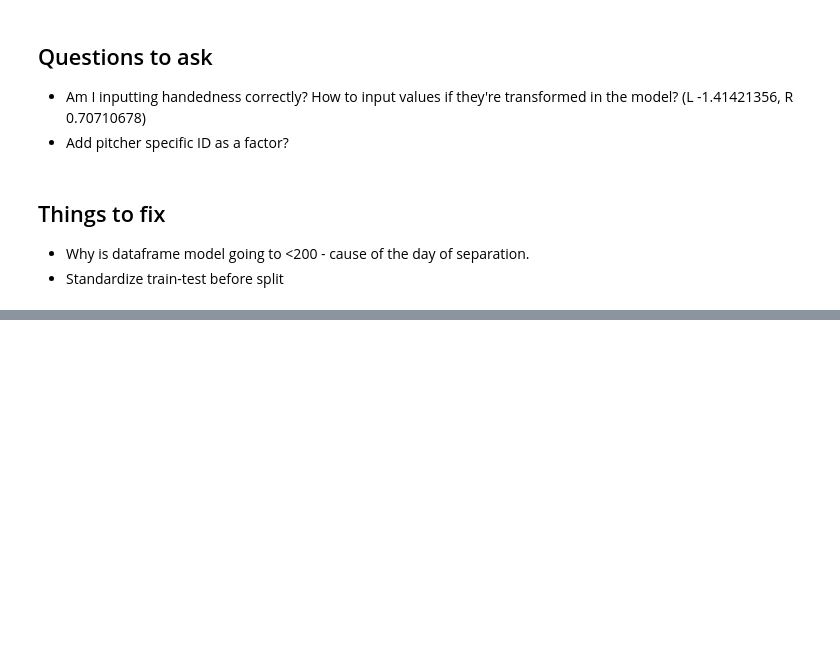
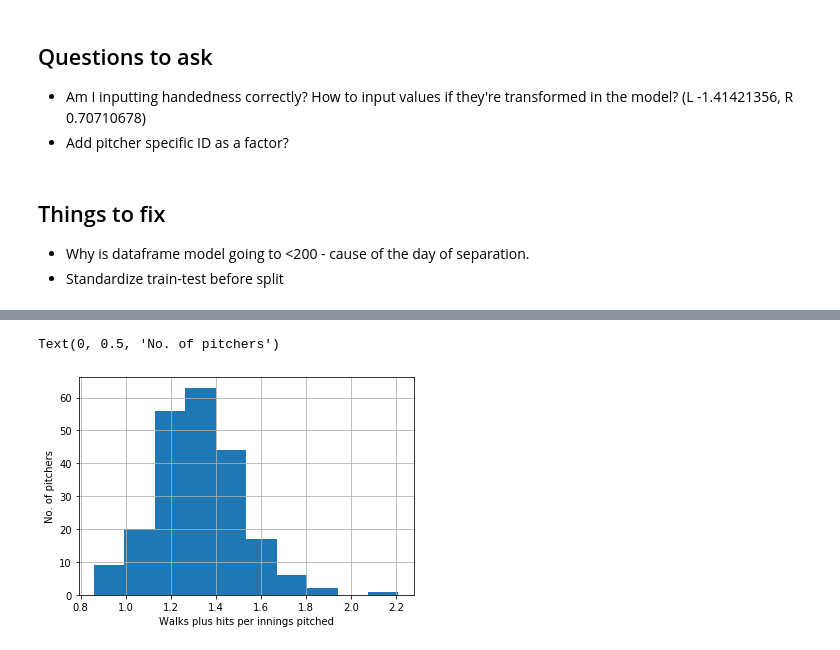
Before and after one commit to benslack19/baseball_player_selector, a Jupyter notebook: daily_fantasy_baseball_predictor_v3_simple.ipynb, the cells around one changed output, grey strips where cells are left out. Drawn from its saved outputs; the diff is of its cells as text; code cells hidden in the pictures; blank space fills up the shorter version.

```diff
--- a/daily_fantasy_baseball_predictor_v3_simple.ipynb
+++ b/daily_fantasy_baseball_predictor_v3_simple.ipynb
@@ -490,0 +526,4 @@ X_train_scale_b1b2, X_test_scale_b1b2, y_train_b1b2, y_test_b1b2 = get_split_dat
+# %%
+df_pitching_stats_wpid_sp = df_pitching_stats_wpid[
+    df_pitching_stats_wpid["GS"] > 5
+].copy()
@@ -490,0 +537,8 @@ X_train_scale_b1b2, X_test_scale_b1b2, y_train_b1b2, y_test_b1b2 = get_split_dat
+# %%
+f, ax1 = plt.subplots()
+df_pitching_stats_wpid_sp["WHIP"].hist(ax=ax1)
+ax1.set_xlabel("Walks plus hits per innings pitched")
+ax1.set_ylabel("No. of pitchers")
+# %% [output]
+Text(0, 0.5, 'No. of pitchers')
+[figure, added]
```
Also changed, not shown: parts of 292 cells of this notebook, 38 other files.
